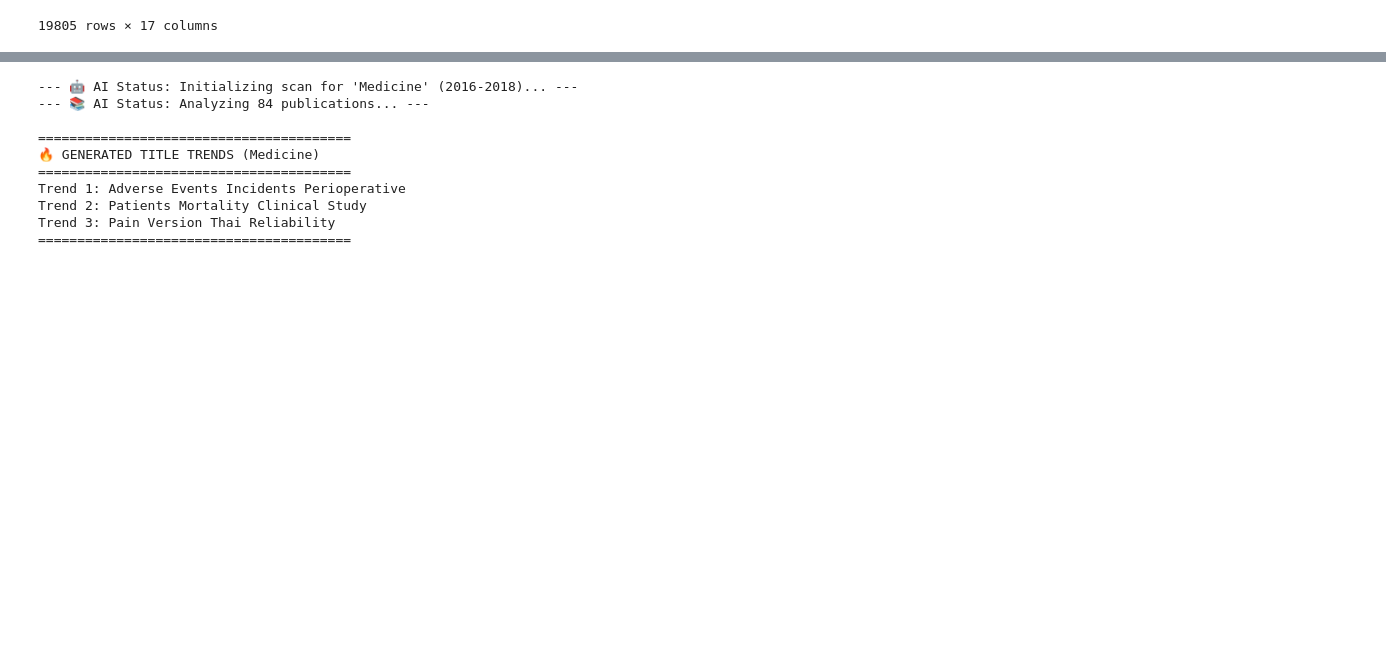
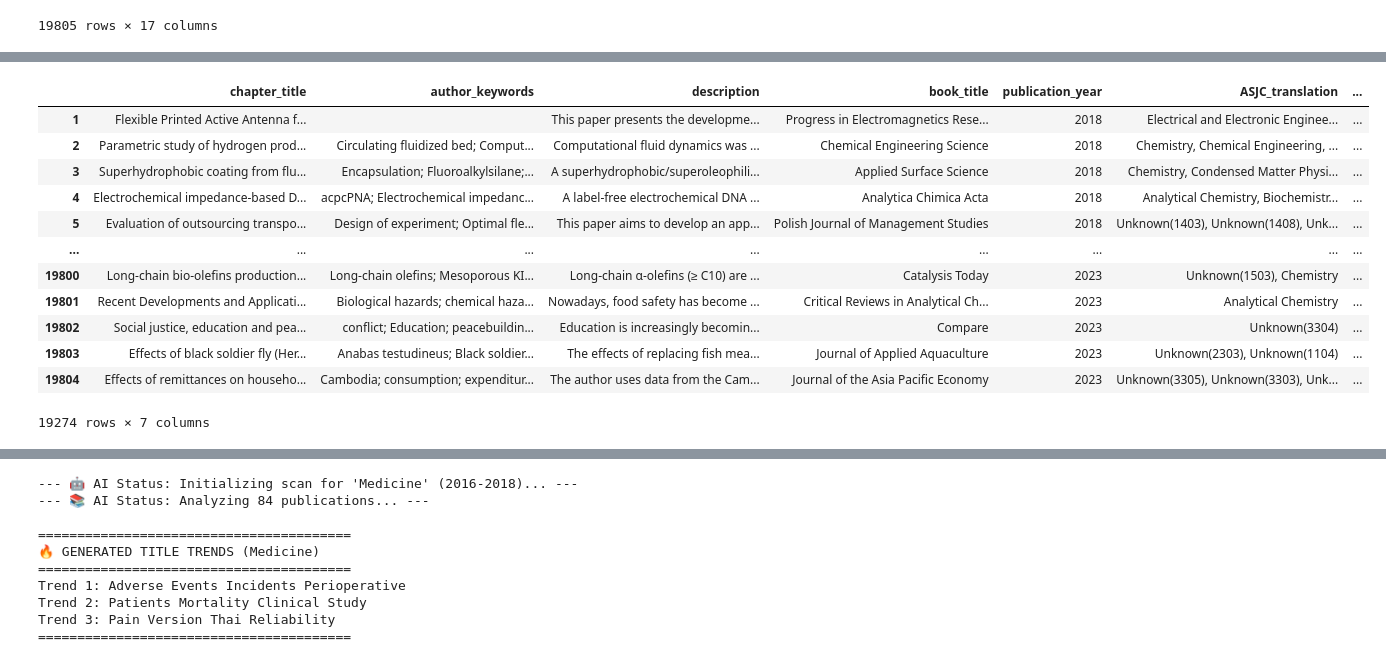
Before and after one commit to muramax/Project-Data-Sci, a Jupyter notebook: EDA.ipynb, the cells around one changed output, grey strips where cells are left out. Saved outputs shown, nothing was run; the diff lists cells and outputs as text; code cells hidden in the pictures; blank space fills up the shorter version.

```diff
--- a/EDA.ipynb
+++ b/EDA.ipynb
@@ -576,5 +533,5 @@ process_folder_full_columns(target_folder, output_filename)
 # %%
-df = pd.read_csv("scopus_full_data_v2.csv")
+df = pd.read_csv("extracted_data.csv")
 df
 # %% [output]
 |  | file_name | chapter_title | doi | scopus_id | publication_year | cover_date | book_title | publisher | ... |
@@ -607,7 +566,6 @@ text_cols = [
     "chapter_title",
     "abstract",
     "author_keywords",
-    "description",
     "book_title"
 ]
 
@@ -639,4 +597,4 @@ def remove_copyright_year(text):
 df_clean["abstract_clean"] = df_clean["abstract"].apply(remove_copyright_year)
 df_clean.drop(columns=["abstract"], inplace=True)
 
-df_clean.dropna(columns=["description"],inplace=True)
+df_clean.dropna(inplace=True)
@@ -914,0 +601,16 @@ KEYWORDS: heart, failure, hfct, council, guideline, atrial, fibrillation, thaila
+# %%
+df_clean
+# %% [output]
+|  | chapter_title | author_keywords | description | book_title | publication_year | ASJC_translation | ... |
+| 1 | Flexible Printed Active Antenna f... |  | This paper presents the developme... | Progress in Electromagnetics Rese... | 2018 | Electrical and Electronic Enginee... | ... |
+| 2 | Parametric study of hydrogen prod... | Circulating fluidized bed; Comput... | Computational fluid dynamics was ... | Chemical Engineering Science | 2018 | Chemistry, Chemical Engineering, ... | ... |
+| 3 | Superhydrophobic coating from flu... | Encapsulation; Fluoroalkylsilane;... | A superhydrophobic/superoleophili... | Applied Surface Science | 2018 | Chemistry, Condensed Matter Physi... | ... |
+| 4 | Electrochemical impedance-based D... | acpcPNA; Electrochemical impedanc... | A label-free electrochemical DNA ... | Analytica Chimica Acta | 2018 | Analytical Chemistry, Biochemistr... | ... |
+| 5 | Evaluation of outsourcing transpo... | Design of experiment; Optimal fle... | This paper aims to develop an app... | Polish Journal of Management Studies | 2018 | Unknown(1403), Unknown(1408), Unk... | ... |
+| ... | ... | ... | ... | ... | ... | ... | ... |
+| 19800 | Long-chain bio-olefins production... | Long-chain olefins; Mesoporous KI... | Long-chain α-olefins (≥ C10) are ... | Catalysis Today | 2023 | Unknown(1503), Chemistry | ... |
+| 19801 | Recent Developments and Applicati... | Biological hazards; chemical haza... | Nowadays, food safety has become ... | Critical Reviews in Analytical Ch... | 2023 | Analytical Chemistry | ... |
+| 19802 | Social justice, education and pea... | conflict; Education; peacebuildin... | Education is increasingly becomin... | Compare | 2023 | Unknown(3304) | ... |
+| 19803 | Effects of black soldier fly (Her... | Anabas testudineus; Black soldier... | The effects of replacing fish mea... | Journal of Applied Aquaculture | 2023 | Unknown(2303), Unknown(1104) | ... |
+| 19804 | Effects of remittances on househo... | Cambodia; consumption; expenditur... | The author uses data from the Cam... | Journal of the Asia Pacific Economy | 2023 | Unknown(3305), Unknown(3303), Unk... | ... |
+19274 rows × 7 columns
```
Also changed, not shown: parts of 13 cells of this notebook.
